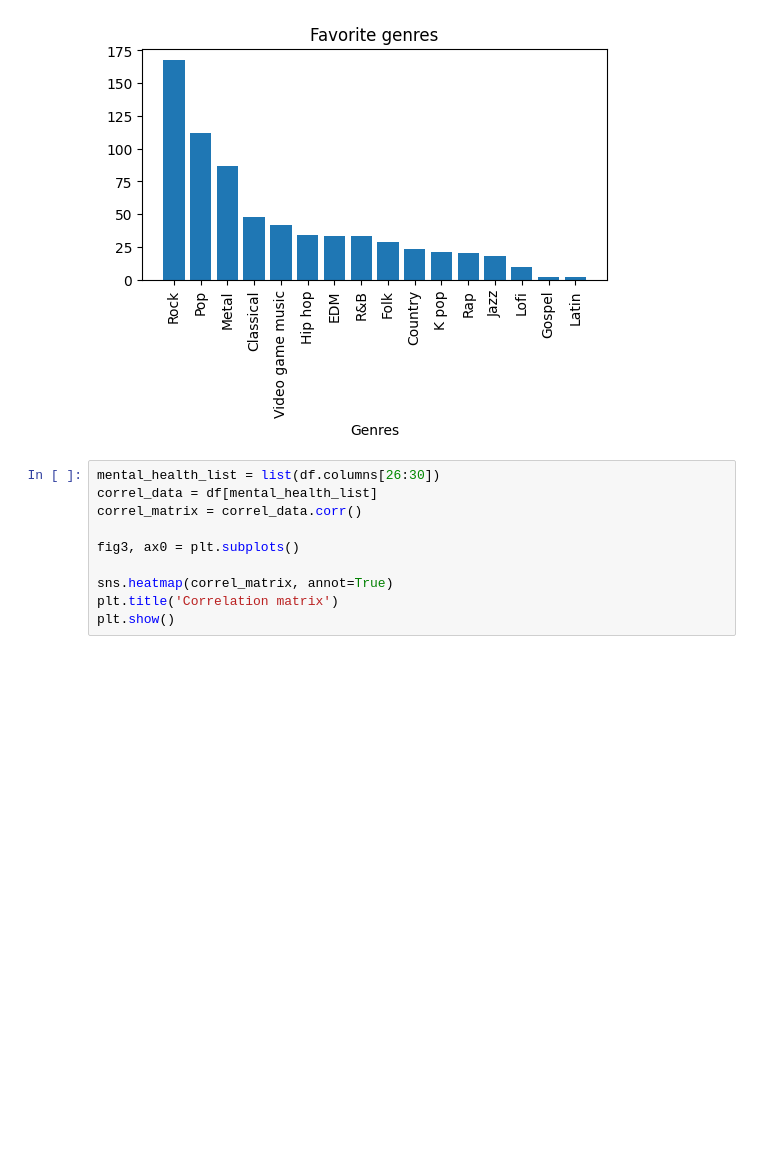
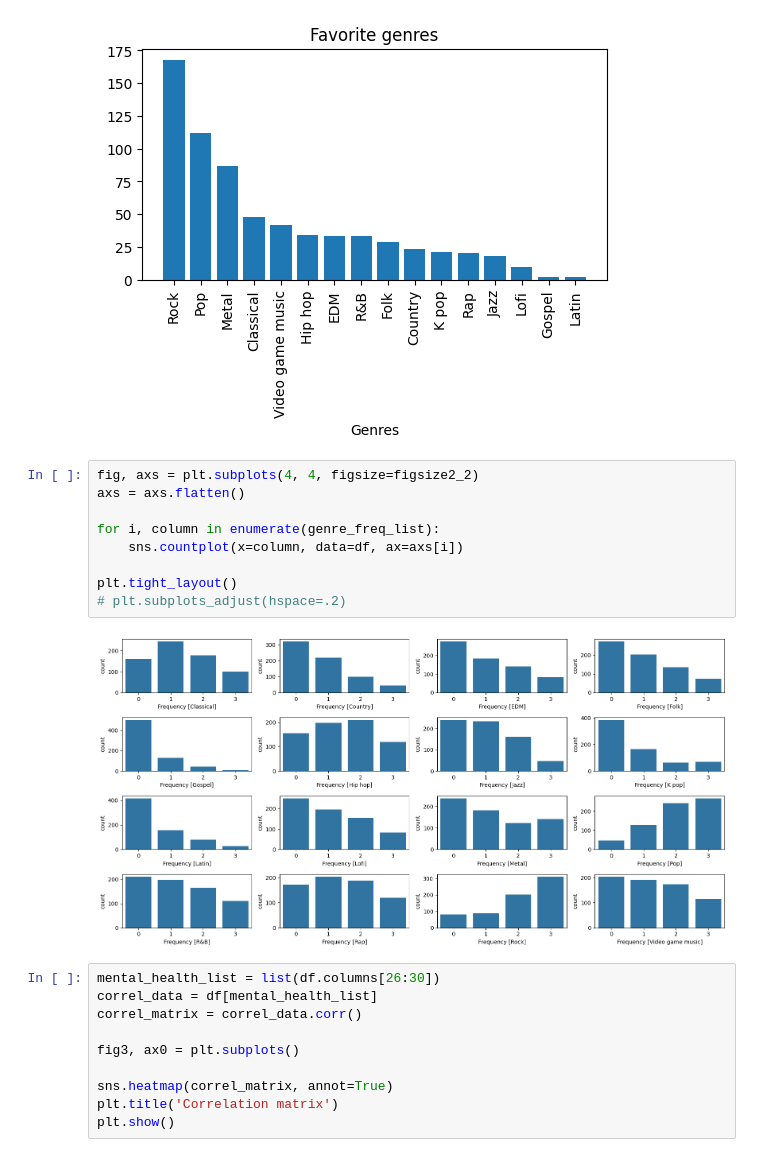
Before and after one commit to mlcuadra1/Mental-Health-x-Music-EDA, a Jupyter notebook: notebooks/Script 2 - EDA.ipynb, the cells around one changed output. Saved outputs shown, nothing was run; the diff lists cells and outputs as text; blank space fills up the shorter version.

Commit message:
Add barplots for each genre

```diff
--- a/notebooks/Script 2 - EDA.ipynb
+++ b/notebooks/Script 2 - EDA.ipynb
@@ -169,6 +169,17 @@ Latin                 2
 dtype: int64
 Text(0.5, 1.0, 'Favorite genres')
 [figure]
+# %%
+fig, axs = plt.subplots(4, 4, figsize=figsize2_2)
+axs = axs.flatten()
+
+for i, column in enumerate(genre_freq_list):
+    sns.countplot(x=column, data=df, ax=axs[i])
+
+plt.tight_layout()
+# plt.subplots_adjust(hspace=.2)
+# %% [output]
+[figure, added]
 # %%
 mental_health_list = list(df.columns[26:30])
 correl_data = df[mental_health_list]
```
